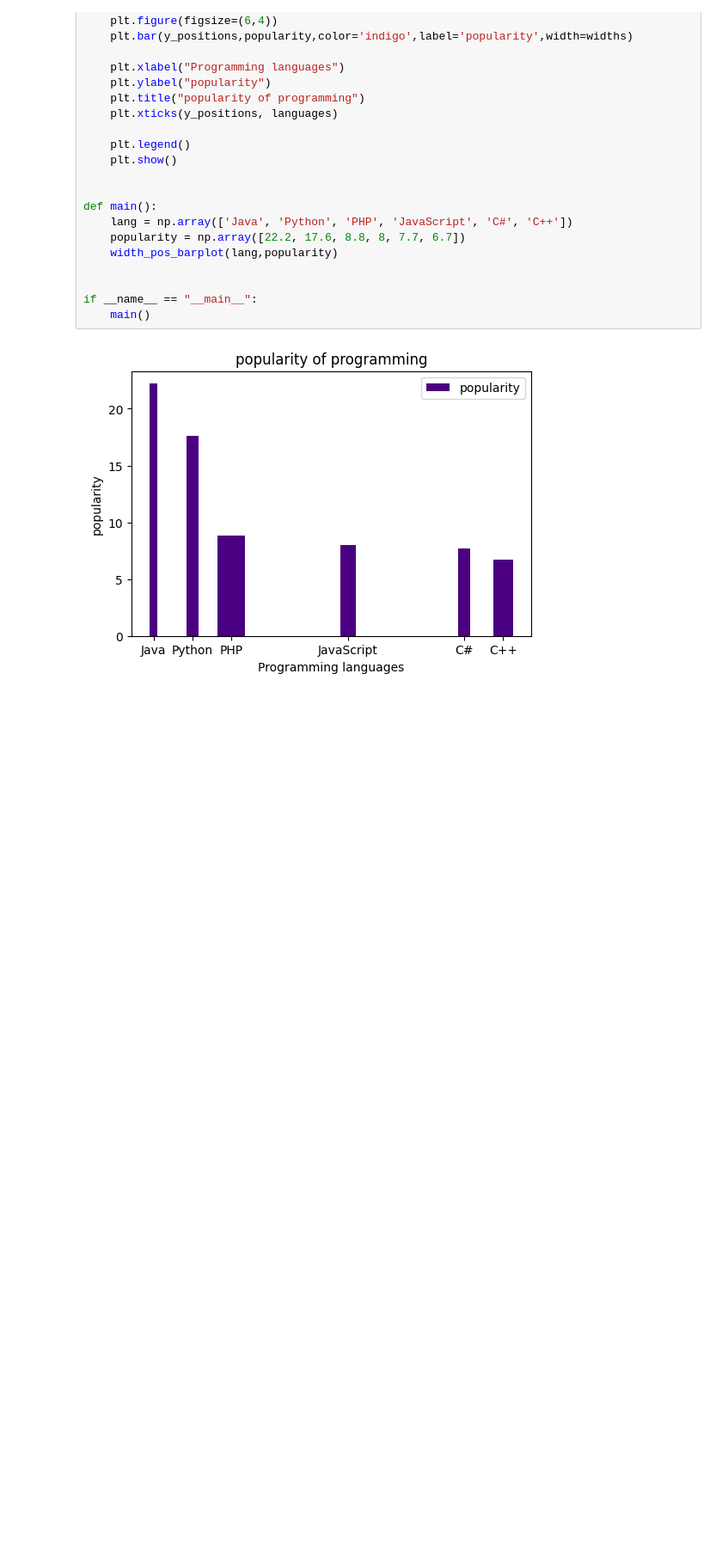
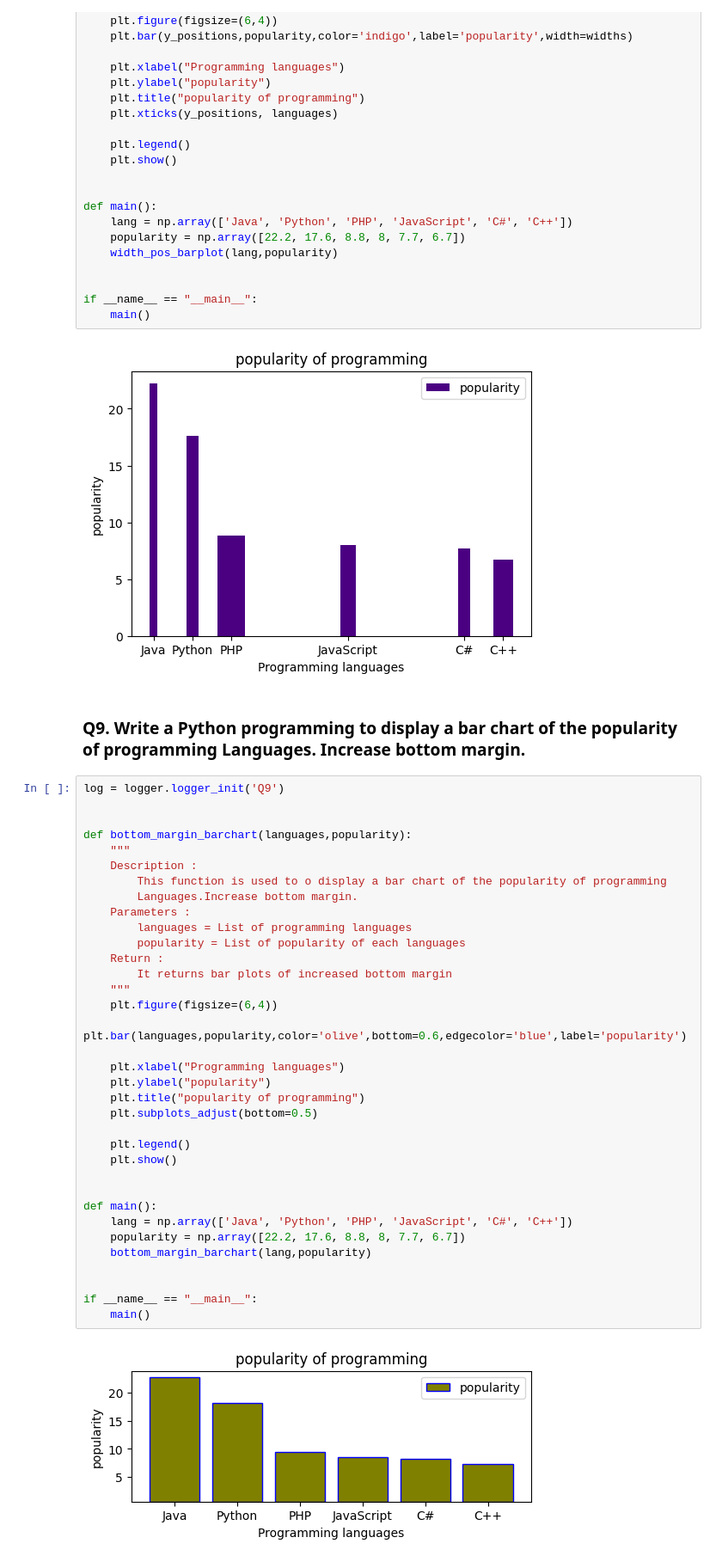
Before and after one commit to Ankitha8105/Python_Libraries, a Jupyter notebook: Matplotlib/bargraph.ipynb, the cells around one changed output. Shown at 86% size. Drawn from its saved outputs; the diff is of its cells as text; blank space fills up the shorter version.

Commit message:
[Ankitha] Modified:Python programming to display a bar chart of the popularity of programming Languages.Increase bottom margin

```diff
--- a/Matplotlib/bargraph.ipynb
+++ b/Matplotlib/bargraph.ipynb
@@ -328,3 +328,42 @@ if __name__ == "__main__":
     main()
 # %% [output]
 [figure]
+# %% [markdown]
+### Q9. Write a Python programming to display a bar chart of the popularity of programming Languages. Increase bottom margin.
+# %%
+log = logger.logger_init('Q9')
+
+
+def bottom_margin_barchart(languages,popularity):
+    """
+    Description :
+        This function is used to o display a bar chart of the popularity of programming
+        Languages.Increase bottom margin.
+    Parameters :
+        languages = List of programming languages
+        popularity = List of popularity of each languages
+    Return :
+        It returns bar plots of increased bottom margin
+    """
+    plt.figure(figsize=(6,4))
+    plt.bar(languages,popularity,color='olive',bottom=0.6,edgecolor='blue',label='popularity')
+
+    plt.xlabel("Programming languages")
+    plt.ylabel("popularity")
+    plt.title("popularity of programming")
+    plt.subplots_adjust(bottom=0.5)
+
+    plt.legend()
+    plt.show()
+
+
+def main():
+    lang = np.array(['Java', 'Python', 'PHP', 'JavaScript', 'C#', 'C++'])
+    popularity = np.array([22.2, 17.6, 8.8, 8, 7.7, 6.7])
+    bottom_margin_barchart(lang,popularity)
+
+
+if __name__ == "__main__":
+    main()
+# %% [output]
+[figure, added]
```
